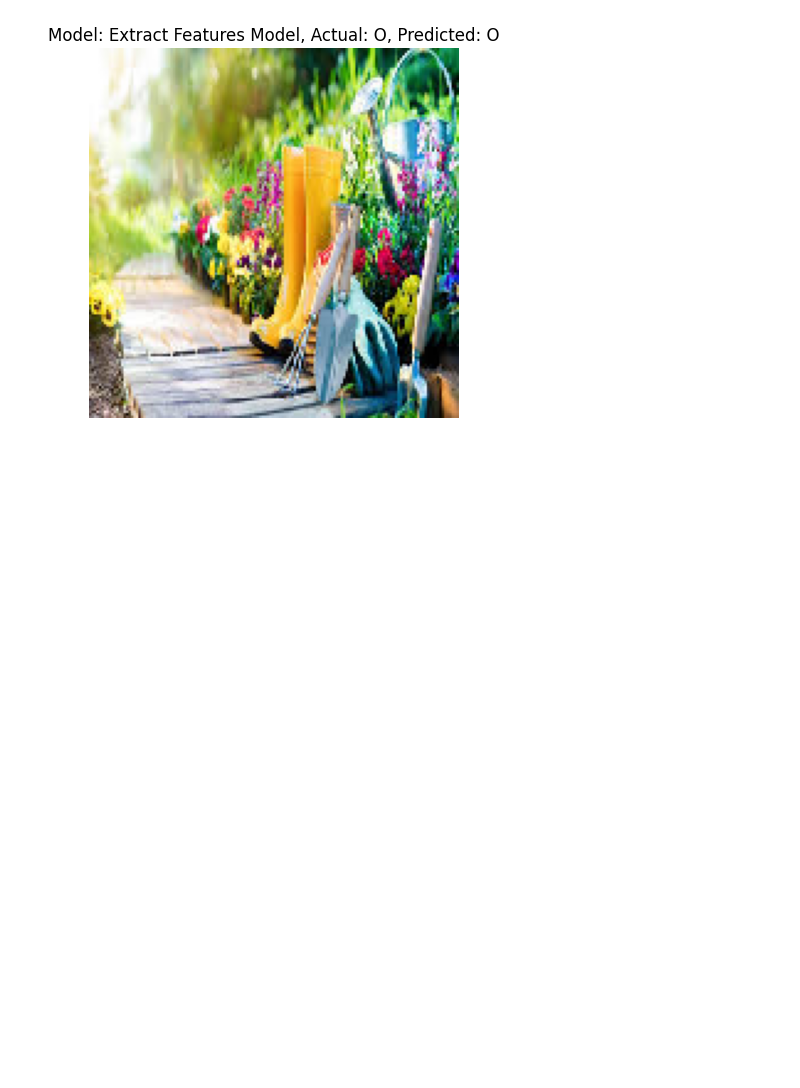
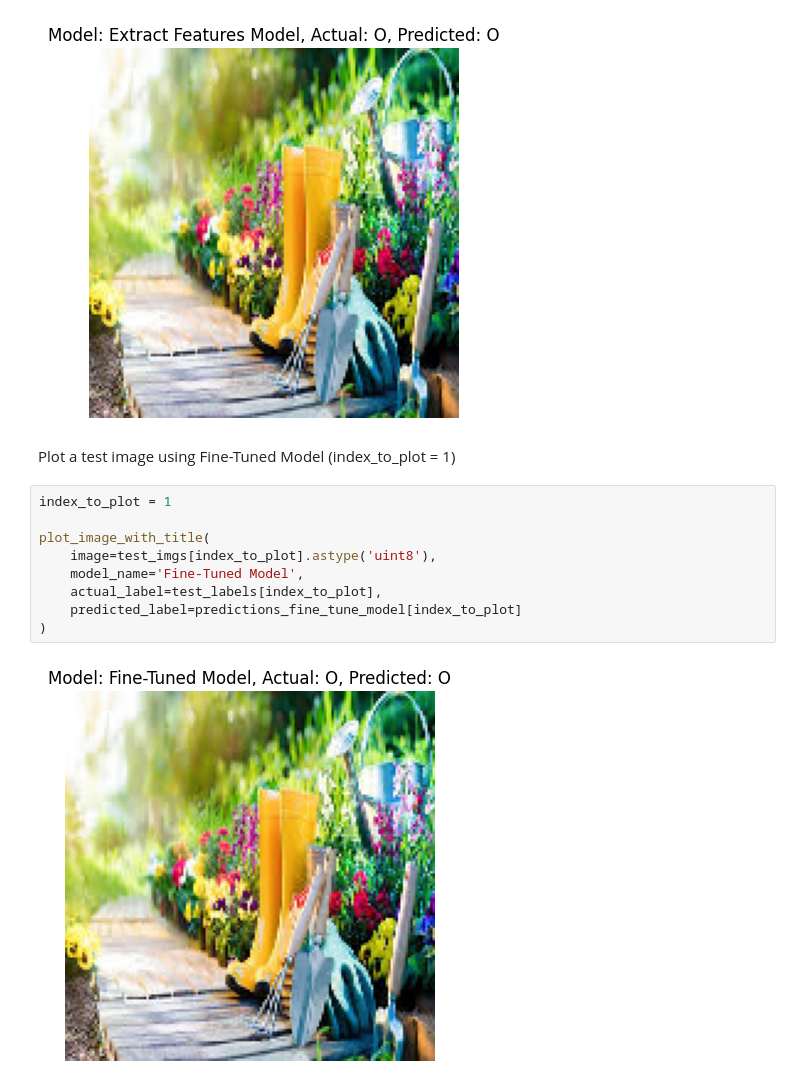
Before and after one commit to Helia-Karisani/Keras-TrashClassification-TransferLearning, a Jupyter notebook: Keras-TrashClassification-TransferLearning.ipynb, the cells around one changed output. Saved outputs shown, nothing was run; the diff lists cells and outputs as text; blank space fills up the shorter version.

Commit message:
plot image using fine-tuned model

```diff
--- a/Keras-TrashClassification-TransferLearning.ipynb
+++ b/Keras-TrashClassification-TransferLearning.ipynb
@@ -650,3 +650,16 @@ plot_image_with_title(
 )
 # %% [output]
 [figure]
+# %% [markdown]
+Plot a test image using Fine-Tuned Model (index_to_plot = 1)
+# %%
+index_to_plot = 1
+
+plot_image_with_title(
+    image=test_imgs[index_to_plot].astype('uint8'),
+    model_name='Fine-Tuned Model',
+    actual_label=test_labels[index_to_plot],
+    predicted_label=predictions_fine_tune_model[index_to_plot]
+)
+# %% [output]
+[figure, added]
```
